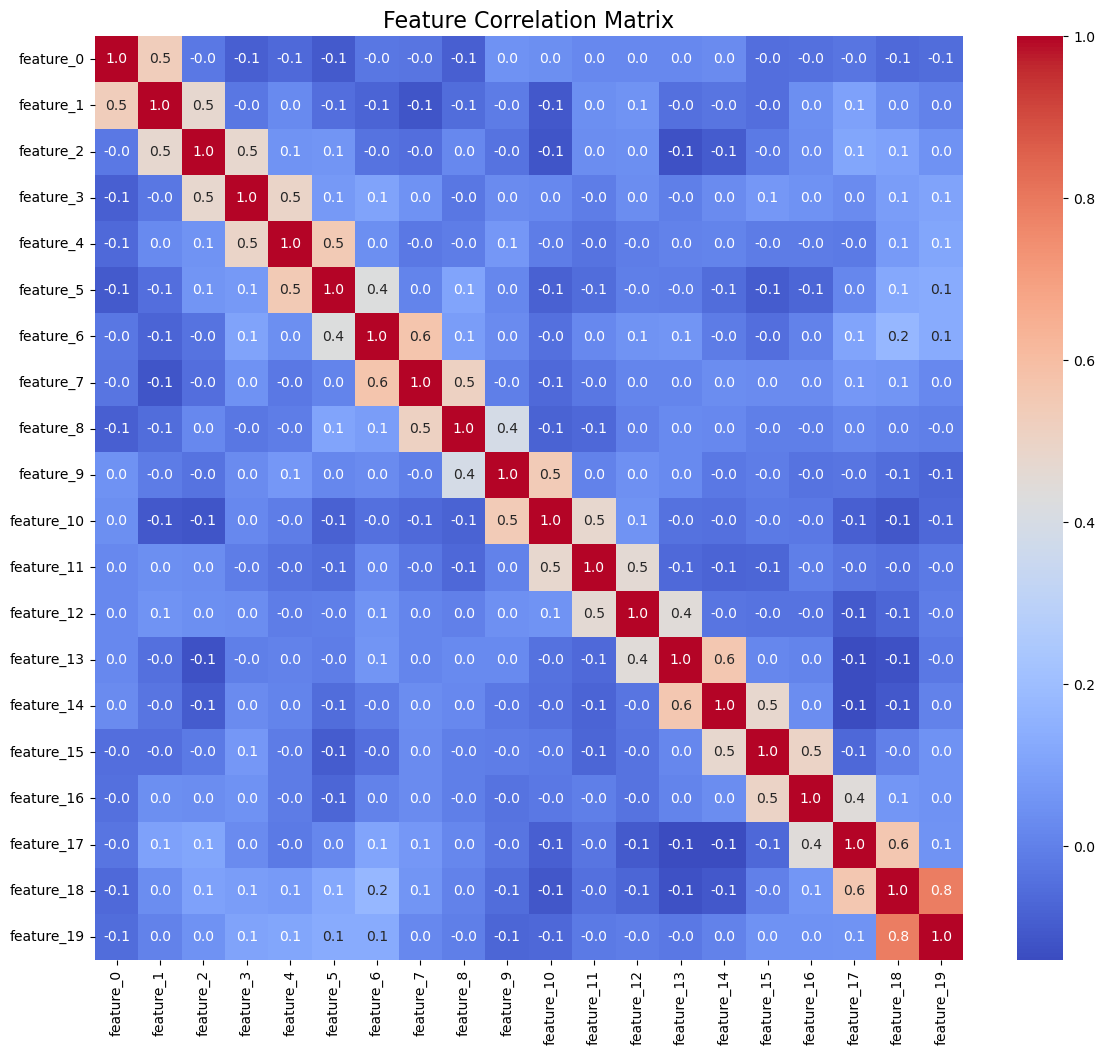
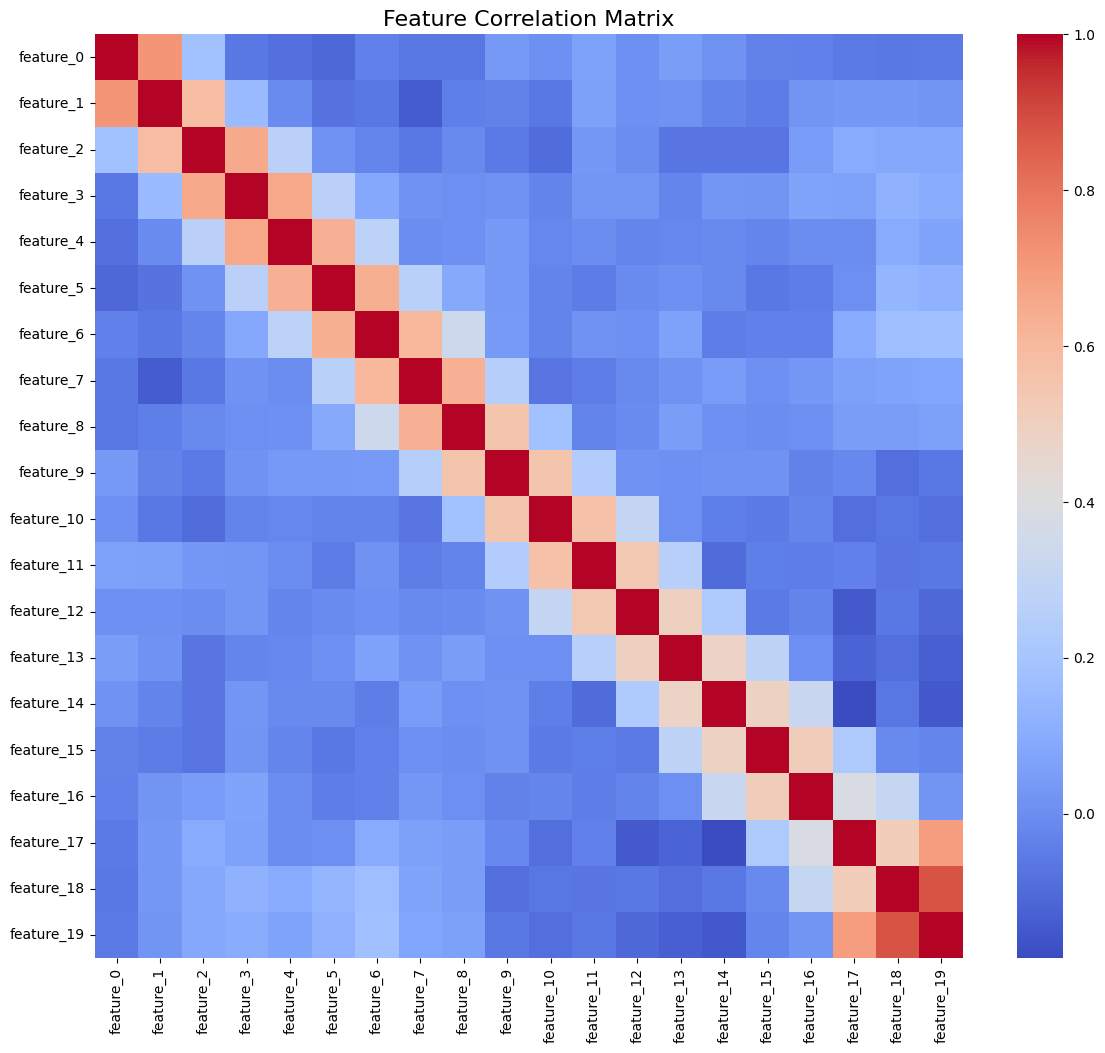
Code edit (unified diff) that turned the first committed figure into the second:
--- before
+++ after
@@ -11,5 +11,5 @@
 
 
-from src.adagram_optimizers.utils.Dataset import AustralianCreditDataset, HeartDataset, MNISTDataWrapper, SpliceDataset, IsotropicDataset, AnisotropicDataset, SparseDataset, CorrelatedAnisotropicDataset
+from  src.utils.dataset import AustralianCreditDataset, HeartDataset, MNISTDataWrapper, SpliceDataset, IsotropicDataset, AnisotropicDataset, CorrelatedAnisotropicDataset, LogisticAnisotropicDataset
 
 
@@ -27,5 +27,4 @@
         self.X_raw, self.y_raw = self.loader.get_data_for_analysis()
         self.X_scaled_df = None
-        
 
     def _scale_features(self):
@@ -46,5 +45,5 @@
         
         plt.figure(figsize=(14, 12))
-        sns.heatmap(correlation_matrix, annot=True, cmap='coolwarm', fmt=".1f")
+        sns.heatmap(correlation_matrix, annot=False, cmap='coolwarm', fmt=".1f")
         plt.title('Feature Correlation Matrix', fontsize=16)
         plt.show()
@@ -85,10 +84,5 @@
 if __name__ == "__main__":
     # 1. Create an instance of your data loade
-    # loaders = {
-    # "AU": AustralianCreditDataset(), 
-    # "Heart": HeartDataset(), 
-    # "Splice": SpliceDataset(),
-    # "MNIST": MNISTDataWrapper()
-    # }
+    # loaders = {"AU": AustralianCreditDataset(), "Heart": HeartDataset(), "Splice": SpliceDataset()}
     n_samples = 300
     in_dim = 20
@@ -98,16 +92,7 @@
 
     loaders = {
-    #     # "LogisticAnisotropicDataset": LogisticAnisotropicDataset(n_samples=n_samples, in_dim=in_dim, out_dim=out_dim, seed=seed,),
-    #     # "Anisotropic": AnisotropicDataset(n_samples=n_samples, in_dim=in_dim, out_dim=out_dim, seed=seed,), 
-        "CorrelatedAnisotropic": CorrelatedAnisotropicDataset(n_samples=n_samples,in_dim=in_dim,out_dim=out_dim,seed=seed,),
-    #     # "SparseDataset": SparseDataset(
-    #         #     sparsity_rate_1=0.1,
-    #         #     sparsity_rate_2=0.5,
-    #         #     n_samples=n_samples,
-    #         #     in_dim=in_dim,
-    #         #     out_dim=out_dim,
-    #         #     seed=seed,
-    #         #     if_class=True,
-    #         # )
+        "LogisticAnisotropicDataset": LogisticAnisotropicDataset(n_samples=n_samples, in_dim=in_dim, out_dim=out_dim, seed=seed,),
+        # "Anisotropic": AnisotropicDataset(n_samples=n_samples, in_dim=in_dim, out_dim=out_dim, seed=seed,), 
+        # "CorrelatedAnisotropic": CorrelatedAnisotropicDataset(n_samples=n_samples,in_dim=in_dim,out_dim=out_dim,seed=seed,)
         }
     

Commit: equal singular vals